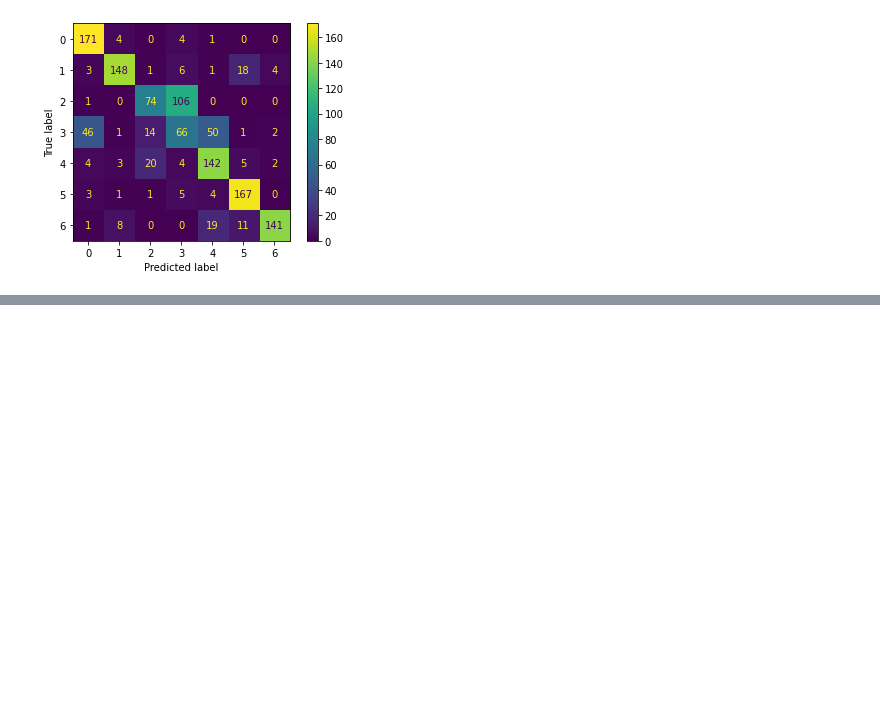
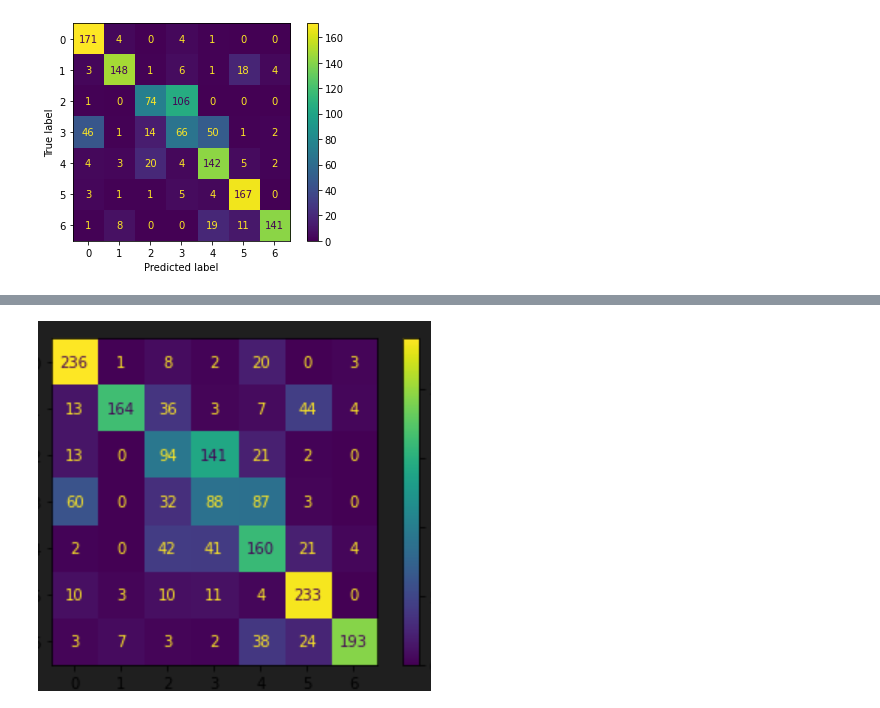
Before and after one commit to psalazar211/RecPatrones_Proyecto_Final, a Jupyter notebook: RecPatrones_Proyecto_Final.ipynb, the cells around one changed output, grey strips where cells are left out. Cells and saved outputs as stored; diff of their text form; code cells hidden in the pictures; blank space fills up the shorter version.

```diff
--- a/RecPatrones_Proyecto_Final.ipynb
+++ b/RecPatrones_Proyecto_Final.ipynb
@@ -444,0 +455,4 @@ plt.show()
+# %%
+Image("Images/training30.png")
+# %% [output]
+[figure, added]
```
Also changed, not shown: parts of 5 cells of this notebook.
